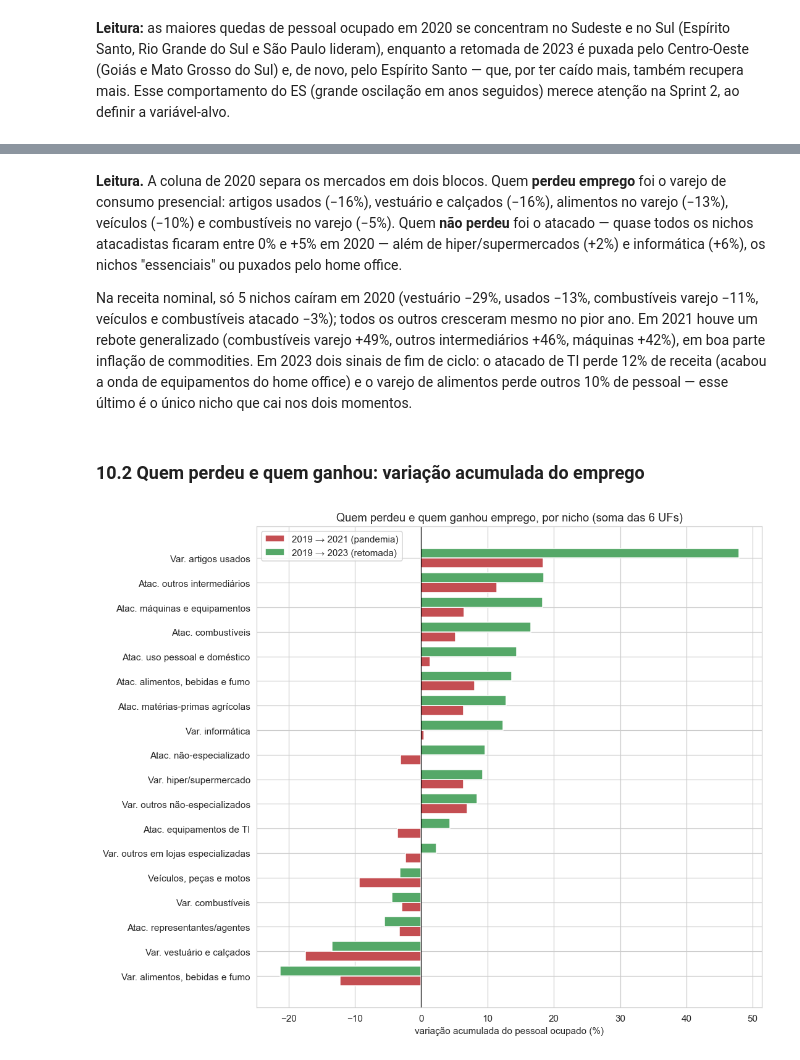
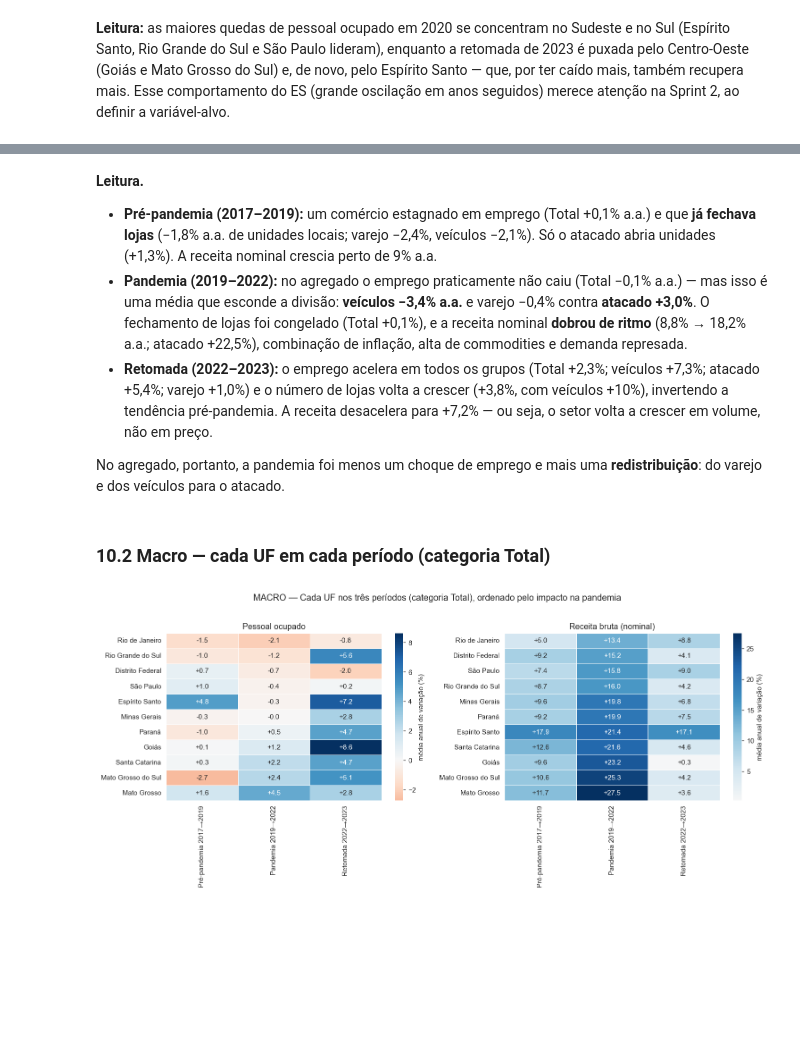
Before and after one commit to NicolasSimoes/cienciasdedados, a Jupyter notebook: cienciadados/Sprint1.ipynb, the cells around one changed output, grey strips where cells are left out. Cells and saved outputs as stored; diff of their text form; code cells hidden in the pictures; blank space fills up the shorter version.

```diff
--- a/cienciadados/Sprint1.ipynb
+++ b/cienciadados/Sprint1.ipynb
@@ -548,32 +573,28 @@ plt.show()
 # %% [markdown]
-**Leitura.** A coluna de 2020 separa os mercados em dois blocos. Quem **perdeu emprego** foi o varejo de consumo presencial: artigos usados (−16%), vestuário e calçados (−16%), alimentos no varejo (−13%), veículos (−10%) e combustíveis no varejo (−5%). Quem **não perdeu** foi o atacado — quase todos os nichos atacadistas ficaram entre 0% e +5% em 2020 — além de hiper/supermercados (+2%) e informática (+6%), os nichos "essenciais" ou puxados pelo home office.
+**Leitura.**
 
-Na receita nominal, só 5 nichos caíram em 2020 (vestuário −29%, usados −13%, combustíveis varejo −11%, veículos e combustíveis atacado −3%); todos os outros cresceram mesmo no pior ano. Em 2021 houve um rebote generalizado (combustíveis varejo +49%, outros intermediários +46%, máquinas +42%), em boa parte inflação de commodities. Em 2023 dois sinais de fim de ciclo: o atacado de TI perde 12% de receita (acabou a onda de equipamentos do home office) e o varejo de alimentos perde outros 10% de pessoal — esse último é o único nicho que cai nos dois momentos.
+- **Pré-pandemia (2017–2019):** um comércio estagnado em emprego (Total +0,1% a.a.) e que **já fechava lojas** (−1,8% a.a. de unidades locais; varejo −2,4%, veículos −2,1%). Só o atacado abria unidades (+1,3%). A receita nominal crescia perto de 9% a.a.
+- **Pandemia (2019–2022):** no agregado o emprego praticamente não caiu (Total −0,1% a.a.) — mas isso é uma média que esconde a divisão: **veículos −3,4% a.a.** e varejo −0,4% contra **atacado +3,0%**. O fechamento de lojas foi congelado (Total +0,1%), e a receita nominal **dobrou de ritmo** (8,8% → 18,2% a.a.; atacado +22,5%), combinação de inflação, alta de commodities e demanda represada.
+- **Retomada (2022–2023):** o emprego acelera em todos os grupos (Total +2,3%; veículos +7,3%; atacado +5,4%; varejo +1,0%) e o número de lojas volta a crescer (+3,8%, com veículos +10%), invertendo a tendência pré-pandemia. A receita desacelera para +7,2% — ou seja, o setor volta a crescer em volume, não em preço.
+
+No agregado, portanto, a pandemia foi menos um choque de emprego e mais uma **redistribuição**: do varejo e dos veículos para o atacado.
 # %% [markdown]
-### 10.2 Quem perdeu e quem ganhou: variação acumulada do emprego
+### 10.2 Macro — cada UF em cada período (categoria Total)
 # %%
-acum = pd.DataFrame({
-    'pessoal 2019→2021': var_acum('pessoal_ocupado', 2019, 2021),
-    'pessoal 2019→2023': var_acum('pessoal_ocupado', 2019, 2023),
-    'receita 2019→2021': var_acum('receita_bruta', 2019, 2021),
-    'receita 2019→2023': var_acum('receita_bruta', 2019, 2023),
-    'unidades 2019→2023': var_acum('unidades_locais', 2019, 2023),
-    'receita/pessoa 2019→2023': var_acum('receita_por_pessoa', 2019, 2023),
-}).sort_values('pessoal 2019→2023')
+total_uf = uf_all[uf_all['cod'] == '1.']
 
-fig, ax = plt.subplots(figsize=(10, 8))
-y = np.arange(len(acum))
-ax.barh(y - 0.2, acum['pessoal 2019→2021'], 0.4, label='2019 → 2021 (pandemia)', color='#C44E52')
-ax.barh(y + 0.2, acum['pessoal 2019→2023'], 0.4, label='2019 → 2023 (retomada)', color='#55A868')
-ax.set_yticks(y)
-ax.set_yticklabels(acum.index)
-ax.axvline(0, color='black', lw=0.8)
-ax.set_xlabel('variação acumulada do pessoal ocupado (%)')
-ax.set_title('Quem perdeu e quem ganhou emprego, por nicho (soma das 6 UFs)')
-ax.legend()
+fig, axes = plt.subplots(1, 2, figsize=(14, 6))
+for ax, var, titulo in zip(axes, ['pessoal_ocupado', 'receita_bruta'], ['Pessoal ocupado', 'Receita bruta (nominal)']):
+    t = por_periodo(total_uf.pivot_table(index='geografia', columns='ano', values=var))
+    t.columns = [rotulo_periodo(c) for c in t.columns]
+    t = t.sort_values(t.columns[1])
+    sns.heatmap(t, annot=True, fmt='+.1f', cmap='RdBu', center=0, linewidths=0.5, ax=ax,
+                cbar_kws={'label': 'média anual de variação (%)'})
+    ax.set_title(titulo, fontsize=12)
+    ax.set_xlabel('')
+    ax.set_ylabel('')
+plt.suptitle('MACRO — Cada UF nos três períodos (categoria Total), ordenado pelo impacto na pandemia', fontsize=13, y=1.02)
 plt.tight_layout()
 plt.show()
-
-display(acum.round(1))
 # %% [output]
-[figure, old version]
+[figure, new version]
```
Also changed, not shown: parts of 16 cells of this notebook, 1 other file.
